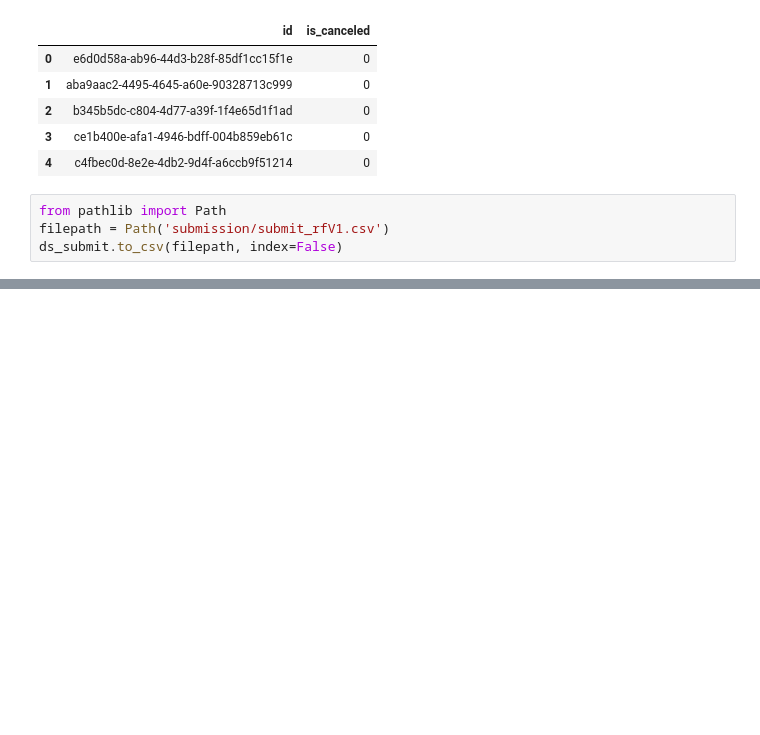
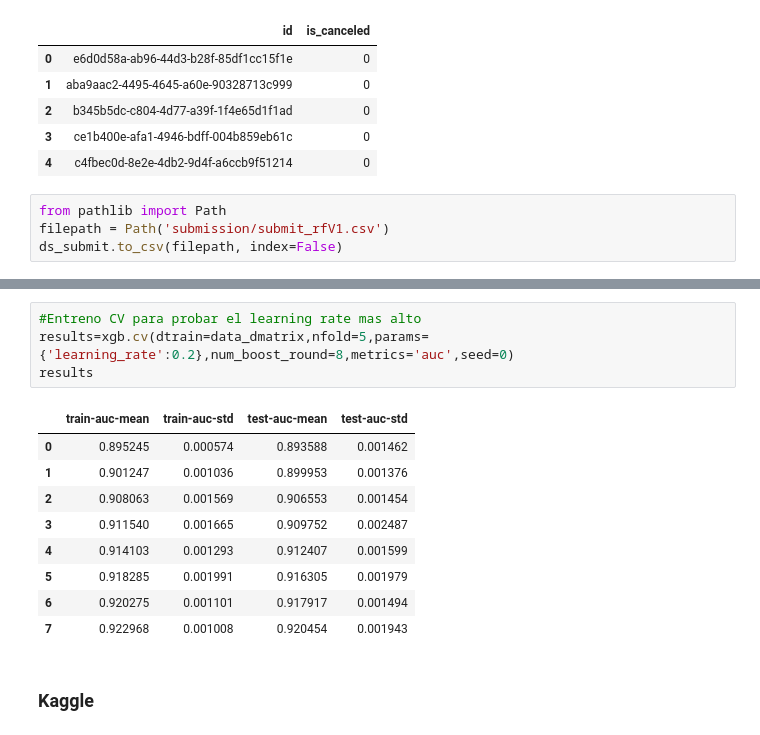
Before and after one commit to tomasvainstein/Organizacion-de-Datos, a Jupyter notebook: TP1/CHP3/7506R_TP1_GRUPO05_CHP3_ENTREGA.ipynb, the cells around one changed output, grey strips where cells are left out. Cells and saved outputs as stored; diff of their text form; blank space fills up the shorter version.

```diff
--- a/TP1/CHP3/7506R_TP1_GRUPO05_CHP3_ENTREGA.ipynb
+++ b/TP1/CHP3/7506R_TP1_GRUPO05_CHP3_ENTREGA.ipynb
@@ -591,0 +659,16 @@ ds_submit.to_csv(filepath, index=False)
+# %%
+#Entreno CV para probar el learning rate mas alto
+results=xgb.cv(dtrain=data_dmatrix,nfold=5,params={'learning_rate':0.2},num_boost_round=8,metrics='auc',seed=0)
+results
+# %% [output]
+|  | train-auc-mean | train-auc-std | test-auc-mean | test-auc-std |
+| 0 | 0.895245 | 0.000574 | 0.893588 | 0.001462 |
+| 1 | 0.901247 | 0.001036 | 0.899953 | 0.001376 |
+| 2 | 0.908063 | 0.001569 | 0.906553 | 0.001454 |
+| 3 | 0.911540 | 0.001665 | 0.909752 | 0.002487 |
+| 4 | 0.914103 | 0.001293 | 0.912407 | 0.001599 |
+| 5 | 0.918285 | 0.001991 | 0.916305 | 0.001979 |
+| 6 | 0.920275 | 0.001101 | 0.917917 | 0.001494 |
+| 7 | 0.922968 | 0.001008 | 0.920454 | 0.001943 |
+# %% [markdown]
+### Kaggle
```
Also changed, not shown: parts of 7 cells of this notebook.
